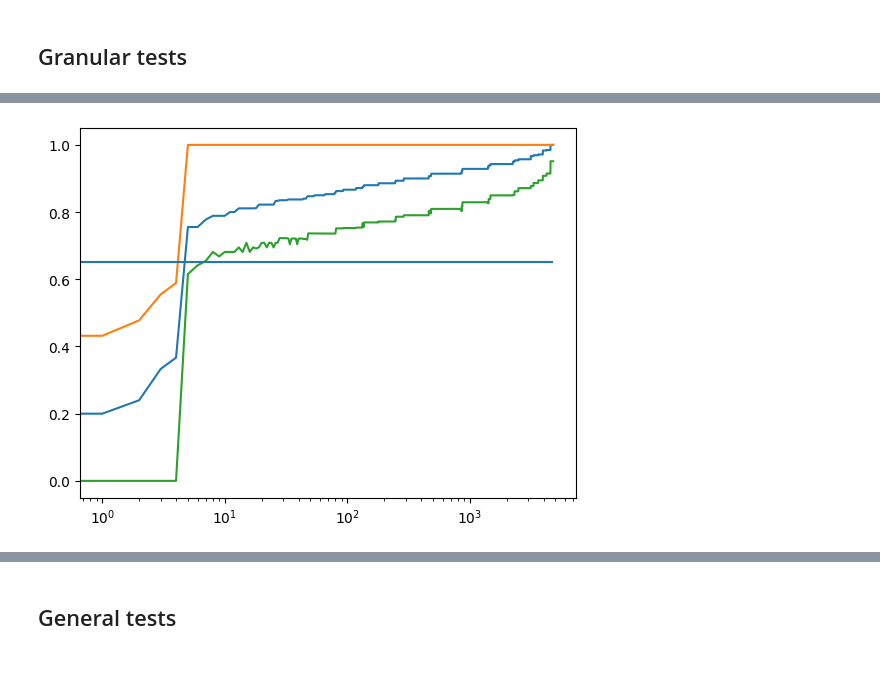
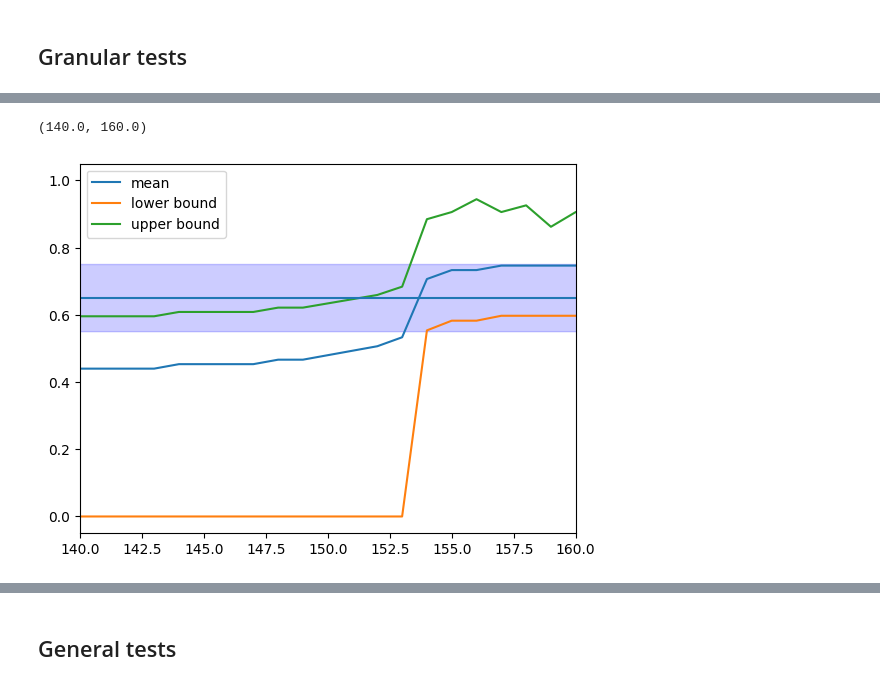
Before and after one commit to SamuelReyd/SearchingForCauses, a Jupyter notebook: src/ExpLUCB.ipynb, the cells around one changed output, grey strips where cells are left out. Cells and saved outputs as stored; diff of their text form; code cells hidden in the pictures.

```diff
--- a/src/ExpLUCB.ipynb
+++ b/src/ExpLUCB.ipynb
@@ -181,6 +136,6 @@ lucb_params["init_batch_size"], lucb_params["batch_size"]
 # %% [markdown]
 ## Granular tests
 # %%
-u, exact_causes, exact_e = get_ref(n, 0)
-ref_causes = list(map(tuple,exact_causes))
-var_cause = np.array(list({var for cause in ref_causes for var in cause}))
+scm = get_SMK_SCM(n, u)
+scm.find_causes(ISI=True, beam_size=-1, max_steps=7, verbose=0)
+scm.show_indentification_result()
@@ -275,11 +222,19 @@ plt.xscale('log')
 # %%
-lucb_lb = np.array([elt[0][1] for elt in out_lucb])
-lucb_ub = np.array([elt[0][2] for elt in out_lucb])
+lucb_phi = np.array([elt[1] for elt in out_lucb])
+lucb_ub = np.array([elt[0][1] for elt in out_lucb])
+lucb_lb = np.array([elt[0][2] for elt in out_lucb])
 sorted_lucb_ids = np.argsort(lucb_phi)
-plt.plot(lucb_phi[sorted_lucb_ids])
-plt.plot(lucb_lb[sorted_lucb_ids])
-plt.plot(lucb_ub[sorted_lucb_ids])
+plt.plot(lucb_phi[sorted_lucb_ids], label="mean")
+plt.plot(lucb_lb[sorted_lucb_ids], label="lower bound")
+plt.plot(lucb_ub[sorted_lucb_ids], label="upper bound")
+plt.fill_between(x,
+                 np.full(len(x), eps) - lucb_params["cause_eps"],
+                 np.full(len(x), eps) + lucb_params["non_cause_eps"],
+                 color='blue', alpha=0.2)
 plt.hlines(eps, 0, len(rules))
-plt.xscale('log')
+plt.legend()
+# plt.xscale('log')
+plt.xlim(140,160)
 # %% [output]
+(140.0, 160.0)
-[figure, old version]
+[figure, new version]
```
Also changed, not shown: parts of 19 cells of this notebook, 11 other files.
